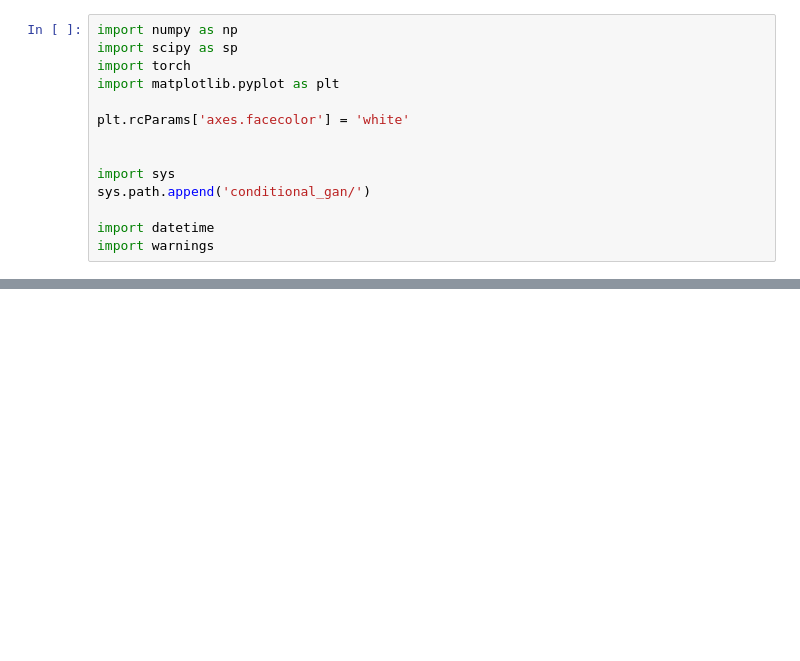
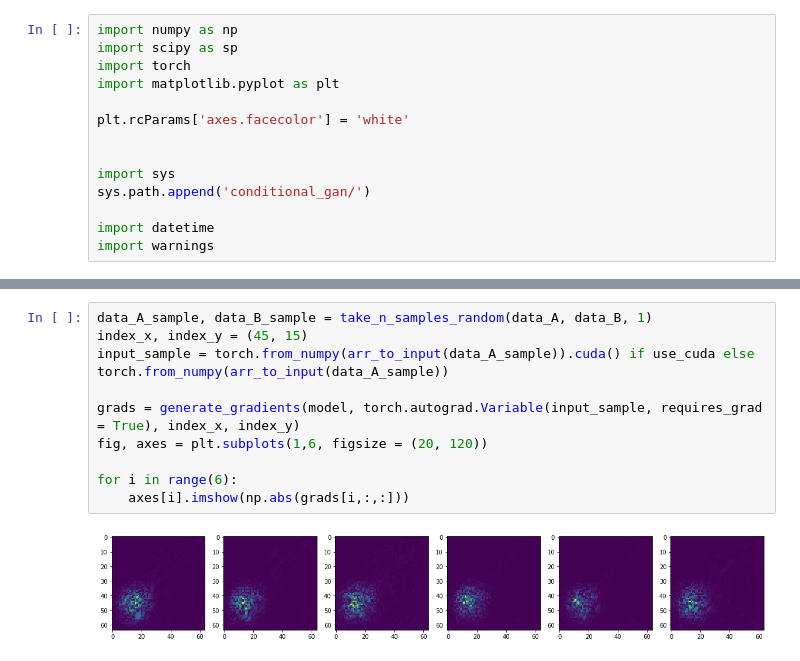
Before and after one commit to adrianalbert/domain-transfer-GAN, a Jupyter notebook: implementing interactive saliency maps.ipynb, the cells around one changed output, grey strips where cells are left out. Saved outputs shown, nothing was run; the diff lists cells and outputs as text; blank space fills up the shorter version.

```diff
--- a/implementing interactive saliency maps.ipynb
+++ b/implementing interactive saliency maps.ipynb
@@ -38,0 +146,12 @@ IOError: [Errno 2] No such file or directory: 'Livneh.AtmVar.CA.4km.2003_2013.nc
+# %%
+data_A_sample, data_B_sample = take_n_samples_random(data_A, data_B, 1)
+index_x, index_y = (45, 15)
+input_sample = torch.from_numpy(arr_to_input(data_A_sample)).cuda() if use_cuda else torch.from_numpy(arr_to_input(data_A_sample))
+
+grads = generate_gradients(model, torch.autograd.Variable(input_sample, requires_grad = True), index_x, index_y)
+fig, axes = plt.subplots(1,6, figsize = (20, 120))
+
+for i in range(6):
+    axes[i].imshow(np.abs(grads[i,:,:]))
+# %% [output]
+[figure, added]
```
Also changed, not shown: parts of 18 cells of this notebook.
